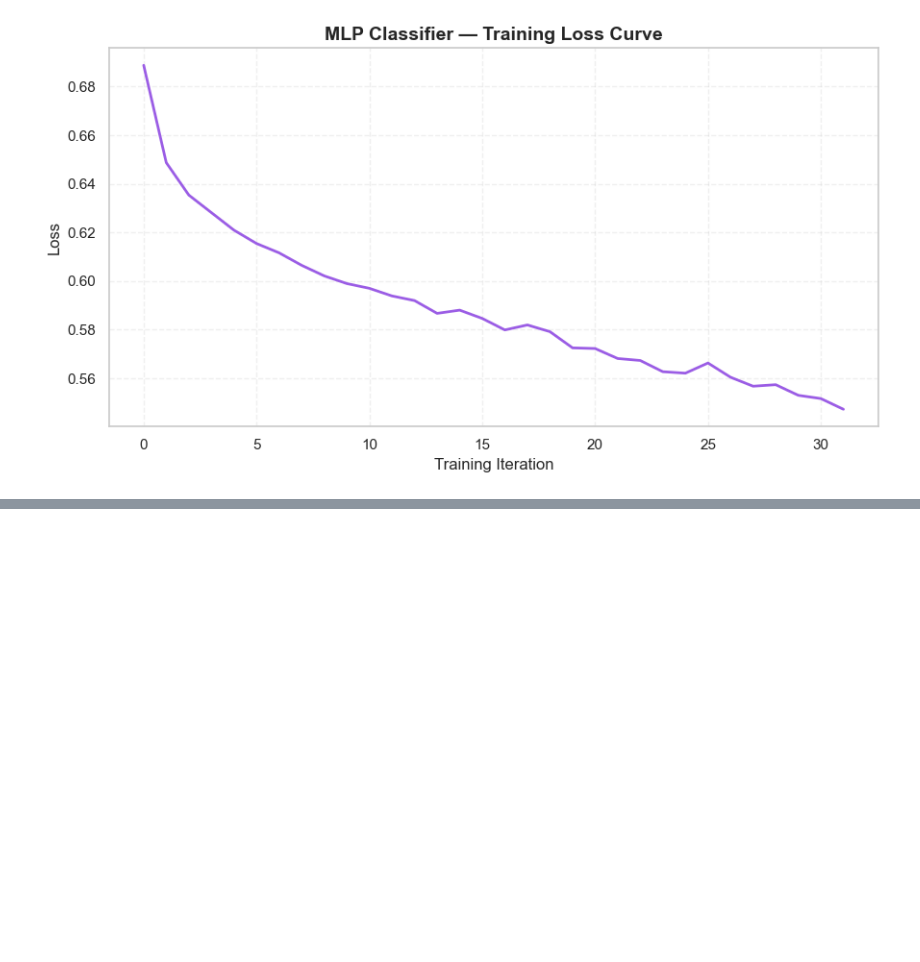
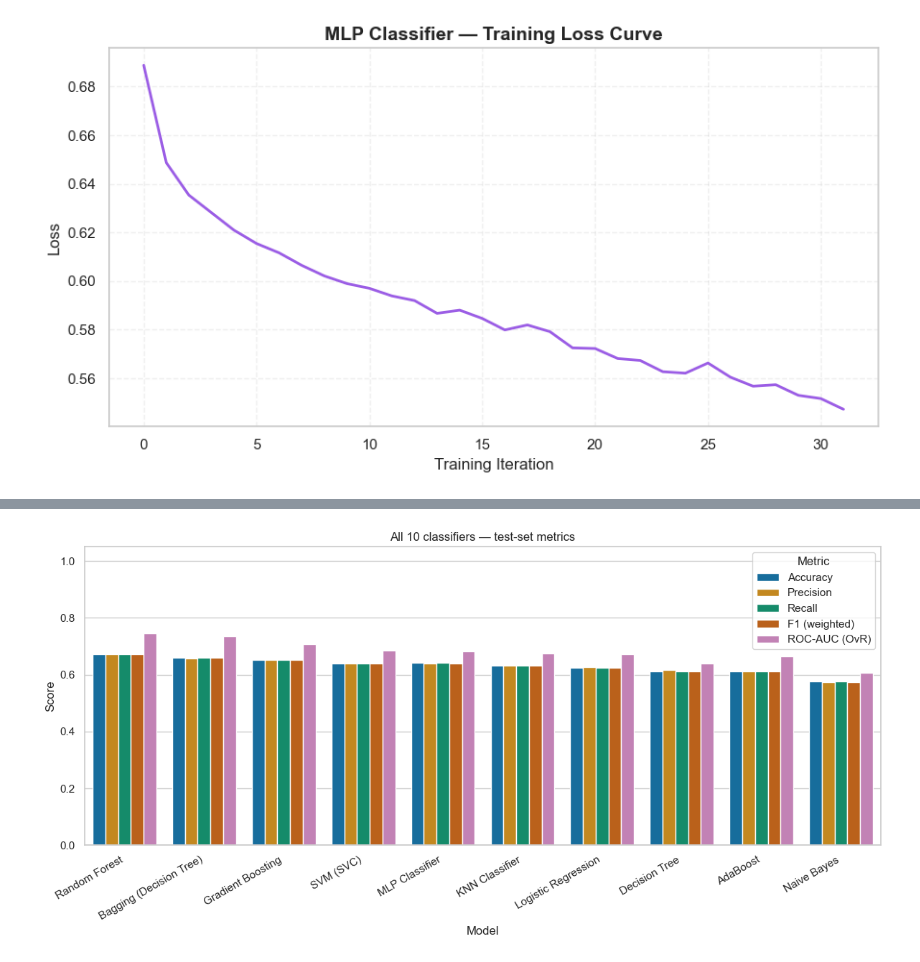
Before and after one commit to Kamalini29/ML-Capstone, a Jupyter notebook: notebooks/Classification.ipynb, the cells around one changed output, grey strips where cells are left out. Saved outputs shown, nothing was run; the diff lists cells and outputs as text; code cells hidden in the pictures; blank space fills up the shorter version.

```diff
--- a/notebooks/Classification.ipynb
+++ b/notebooks/Classification.ipynb
@@ -566,0 +621,12 @@ plt.show()
+# %%
+plot_df = final_df.melt(id_vars="Model", var_name="Metric", value_name="Score")
+plt.figure(figsize=(12, 6))
+sns.barplot(data=plot_df, x="Model", y="Score", hue="Metric")
+plt.xticks(rotation=30, ha="right")
+plt.ylim(0, 1.05)
+plt.title("All 10 classifiers — test-set metrics")
+plt.tight_layout()
+plt.savefig("../models/clf_all_models_comparison.png", bbox_inches="tight")
+plt.show()
+# %% [output]
+[figure, added]
```
Also changed, not shown: parts of 2 cells of this notebook, 1 other file.
